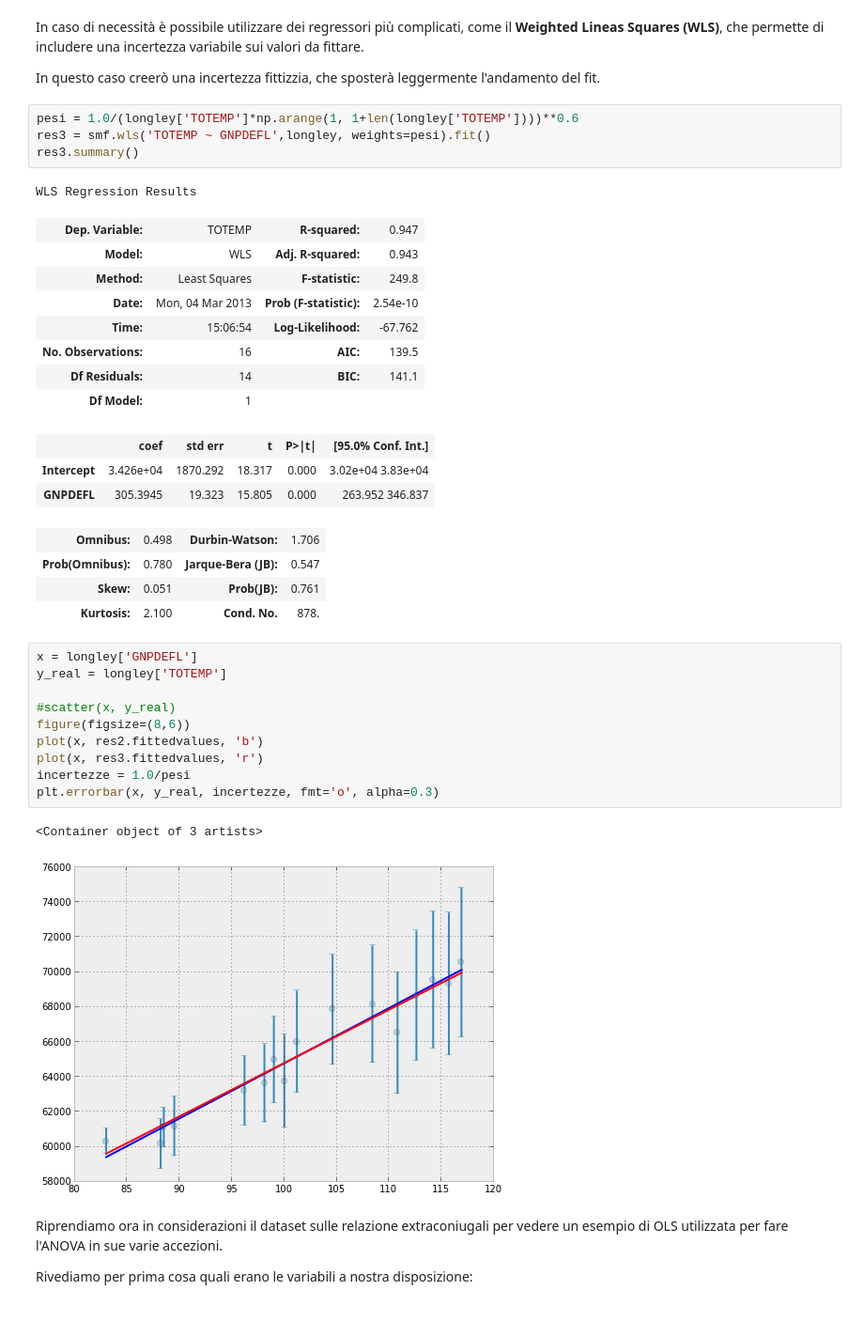
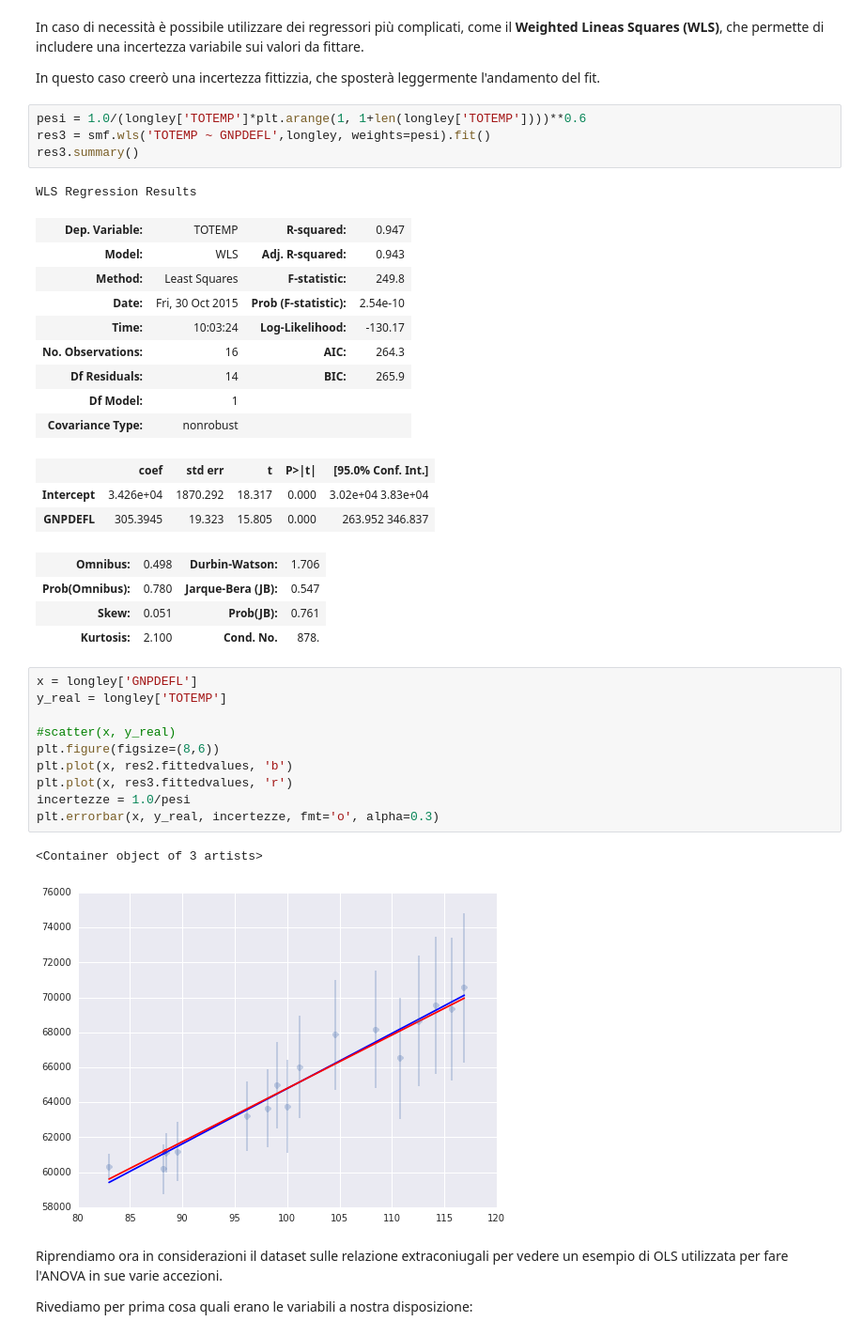
Before and after one commit to EnricoGiampieri/lezionipython, a Jupyter notebook: metodi fisici - analisi dati.ipynb, the cells around one changed output. Shown: that part at 94% size. Drawn from its saved outputs; the diff is of its cells as text.

```diff
--- a/metodi fisici - analisi dati.ipynb
+++ b/metodi fisici - analisi dati.ipynb
@@ -587,7 +632,7 @@ In caso di necessità è possibile utilizzare dei regressori più complicati, co
 
 In questo caso creerò una incertezza fittizzia, che sposterà leggermente l'andamento del fit.
 # %%
-pesi = 1.0/(longley['TOTEMP']*np.arange(1, 1+len(longley['TOTEMP'])))**0.6
+pesi = 1.0/(longley['TOTEMP']*plt.arange(1, 1+len(longley['TOTEMP'])))**0.6
 res3 = smf.wls('TOTEMP ~ GNPDEFL',longley, weights=pesi).fit()
 res3.summary()
 # %% [output]
@@ -595,11 +640,12 @@ WLS Regression Results
 | Dep. Variable: | TOTEMP | R-squared: | 0.947 |
 | Model: | WLS | Adj. R-squared: | 0.943 |
 | Method: | Least Squares | F-statistic: | 249.8 |
-| Date: | Mon, 04 Mar 2013 | Prob (F-statistic): | 2.54e-10 |
-| Time: | 15:06:54 | Log-Likelihood: | -67.762 |
-| No. Observations: | 16 | AIC: | 139.5 |
-| Df Residuals: | 14 | BIC: | 141.1 |
+| Date: | Fri, 30 Oct 2015 | Prob (F-statistic): | 2.54e-10 |
+| Time: | 10:03:24 | Log-Likelihood: | -130.17 |
+| No. Observations: | 16 | AIC: | 264.3 |
+| Df Residuals: | 14 | BIC: | 265.9 |
 | Df Model: | 1 |  |  |
+| Covariance Type: | nonrobust |  |  |
 |  | coef | std err | t | P>|t| | [95.0% Conf. Int.] |
 | Intercept | 3.426e+04 | 1870.292 | 18.317 | 0.000 | 3.02e+04 3.83e+04 |
 | GNPDEFL | 305.3945 | 19.323 | 15.805 | 0.000 | 263.952 346.837 |
@@ -610,16 +656,16 @@ WLS Regression Results
 # %%
 x = longley['GNPDEFL']
 y_real = longley['TOTEMP']
 
 #scatter(x, y_real)
-figure(figsize=(8,6))
-plot(x, res2.fittedvalues, 'b')
-plot(x, res3.fittedvalues, 'r')
+plt.figure(figsize=(8,6))
+plt.plot(x, res2.fittedvalues, 'b')
+plt.plot(x, res3.fittedvalues, 'r')
 incertezze = 1.0/pesi
 plt.errorbar(x, y_real, incertezze, fmt='o', alpha=0.3)
 # %% [output]
 <Container object of 3 artists>
-[figure, old version]
+[figure, new version]
 # %% [markdown]
 Riprendiamo ora in considerazioni il dataset sulle relazione extraconiugali per vedere un esempio di OLS utilizzata per fare l'ANOVA in sue varie accezioni.
 
```
Also changed, not shown: parts of 91 cells of this notebook.
